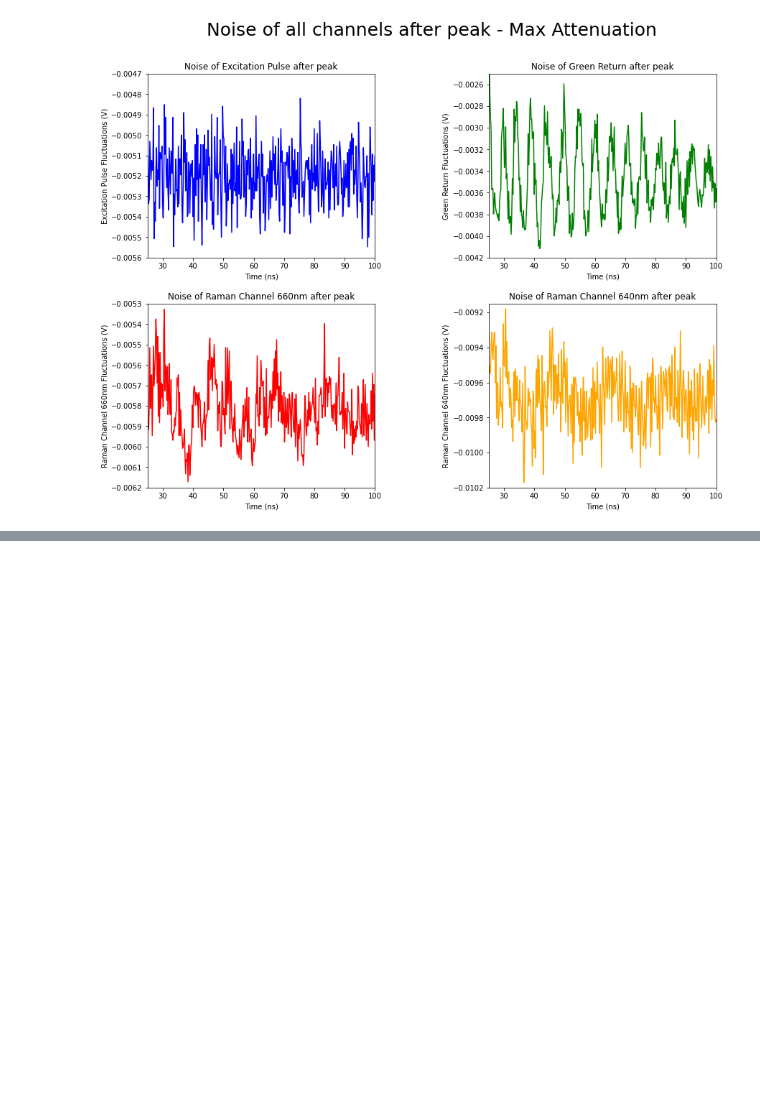
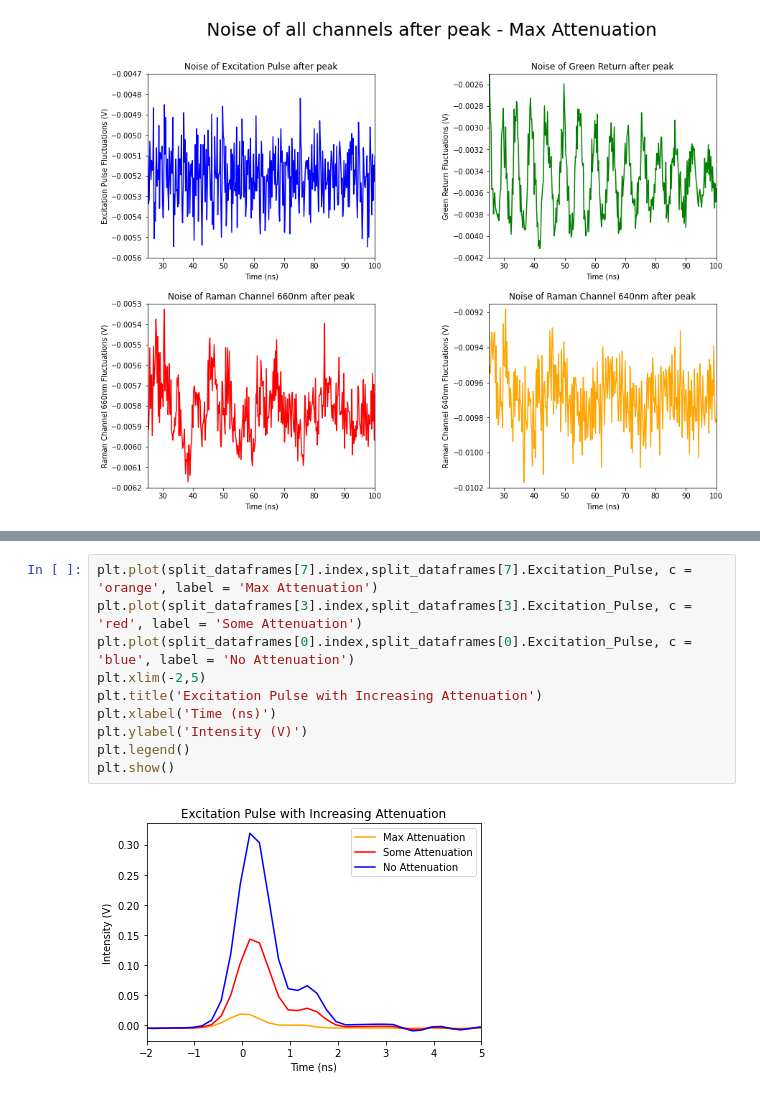
Before and after one commit to Herman1429/Water-Project, a Jupyter notebook: Peak Correlation & basic noise analysis.ipynb, the cells around one changed output, grey strips where cells are left out. Drawn from its saved outputs; the diff is of its cells as text; blank space fills up the shorter version.

```diff
--- a/Peak Correlation & basic noise analysis.ipynb
+++ b/Peak Correlation & basic noise analysis.ipynb
@@ -229,0 +286,12 @@ plt.show()
+# %%
+plt.plot(split_dataframes[7].index,split_dataframes[7].Excitation_Pulse, c = 'orange', label = 'Max Attenuation')
+plt.plot(split_dataframes[3].index,split_dataframes[3].Excitation_Pulse, c = 'red', label = 'Some Attenuation')
+plt.plot(split_dataframes[0].index,split_dataframes[0].Excitation_Pulse, c = 'blue', label = 'No Attenuation')
+plt.xlim(-2,5)
+plt.title('Excitation Pulse with Increasing Attenuation')
+plt.xlabel('Time (ns)')
+plt.ylabel('Intensity (V)')
+plt.legend()
+plt.show()
+# %% [output]
+[figure, added]
```
Also changed, not shown: parts of 4 cells of this notebook, 3 other files.
